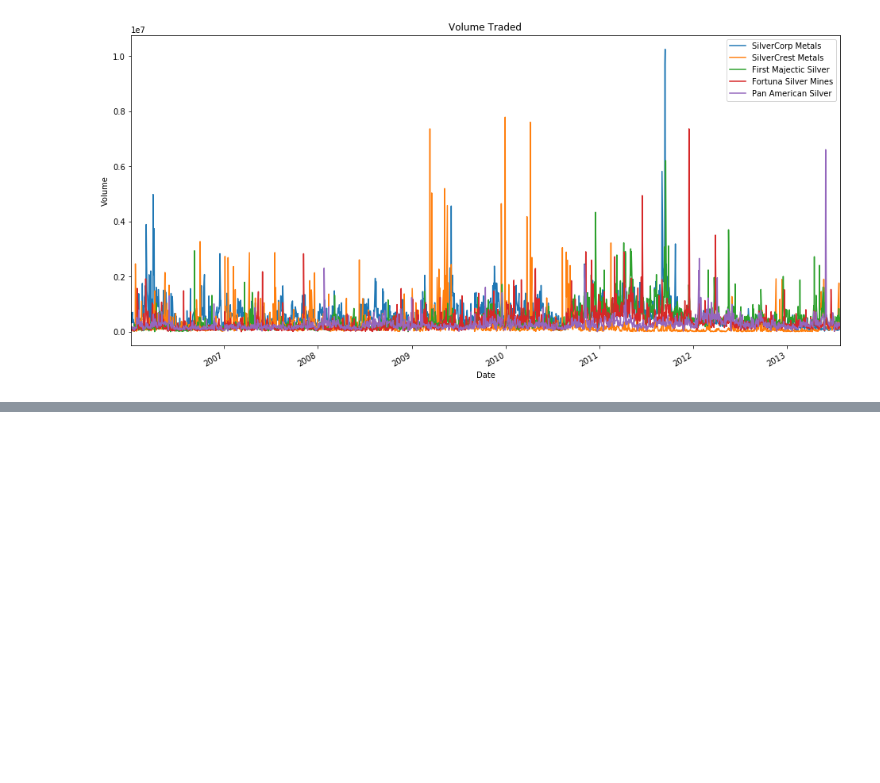
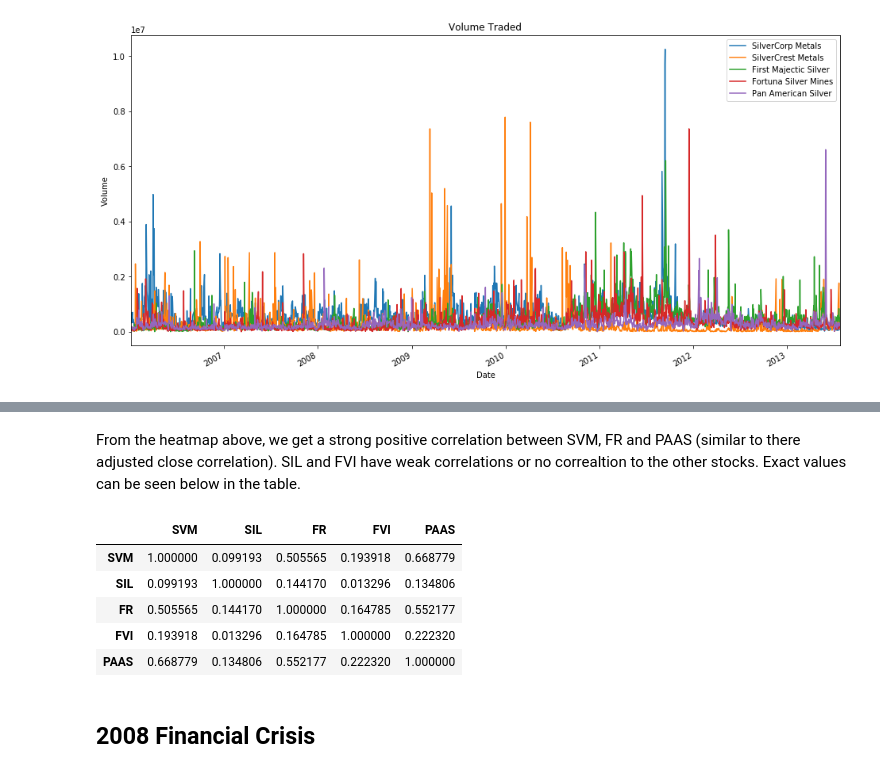
Before and after one commit to Benjamin-Pickers/Stock-Analysis, a Jupyter notebook: Stock analysis/ComparingCanadianSilverStocks.ipynb, the cells around one changed output, grey strips where cells are left out. Saved outputs shown, nothing was run; the diff lists cells and outputs as text; code cells hidden in the pictures; blank space fills up the shorter version.

```diff
--- a/Stock analysis/ComparingCanadianSilverStocks.ipynb
+++ b/Stock analysis/ComparingCanadianSilverStocks.ipynb
@@ -490,0 +542,14 @@ plt.legend();
+# %% [markdown]
+From the heatmap above, we get a strong positive correlation between SVM, FR and PAAS (similar to there adjusted close correlation). SIL and FVI have weak correlations or no correaltion to the other stocks. Exact values can be seen below in the table.
+# %%
+silver_past_vol_corr
+# %% [output]
+|  | SVM | SIL | FR | FVI | PAAS |
+| SVM | 1.000000 | 0.099193 | 0.505565 | 0.193918 | 0.668779 |
+| SIL | 0.099193 | 1.000000 | 0.144170 | 0.013296 | 0.134806 |
+| FR | 0.505565 | 0.144170 | 1.000000 | 0.164785 | 0.552177 |
+| FVI | 0.193918 | 0.013296 | 0.164785 | 1.000000 | 0.222320 |
+| PAAS | 0.668779 | 0.134806 | 0.552177 | 0.222320 | 1.000000 |
+# %% [markdown]
+## 2008 Financial Crisis
+<a id="financialCrisis"></a>
```
Also changed, not shown: parts of 9 cells of this notebook.
